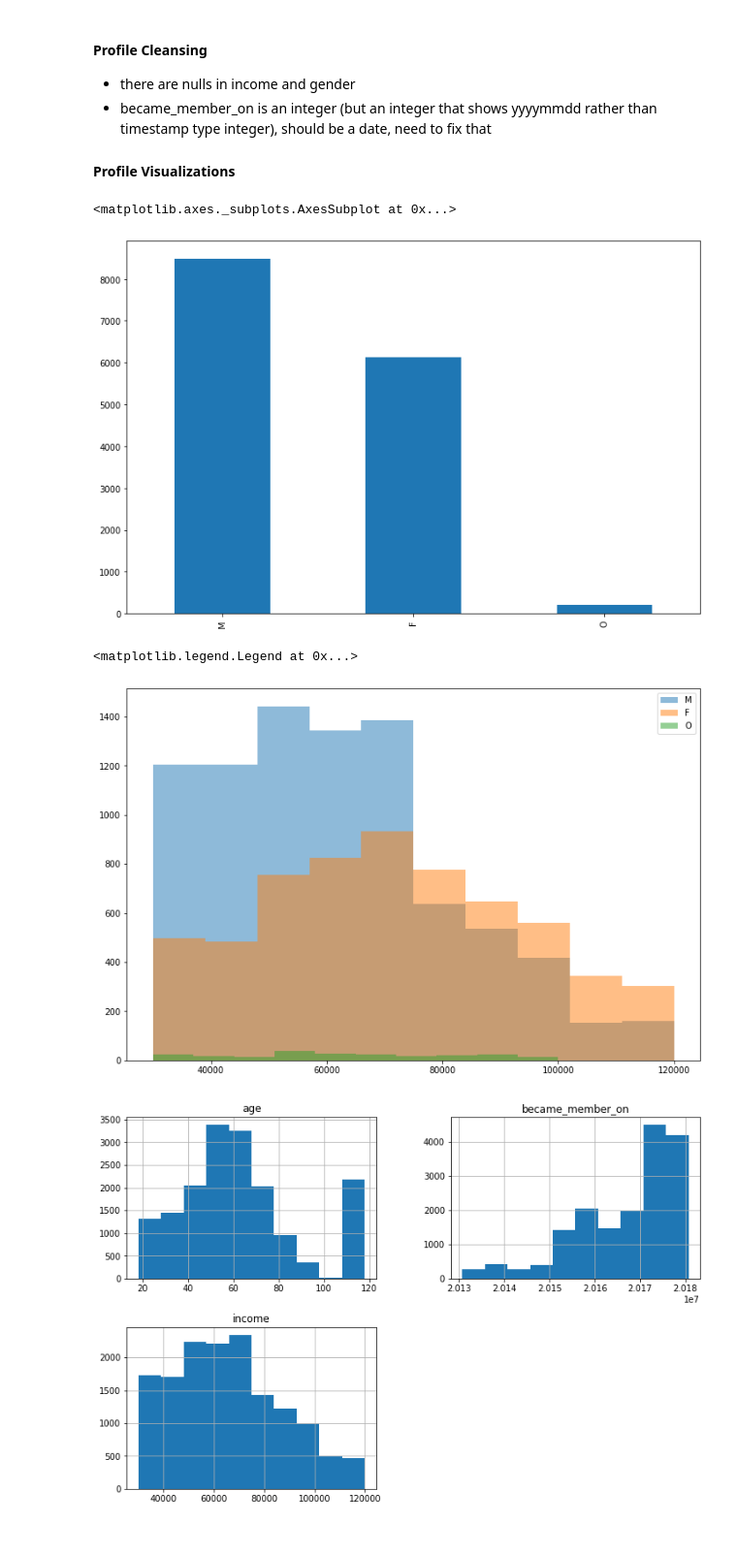
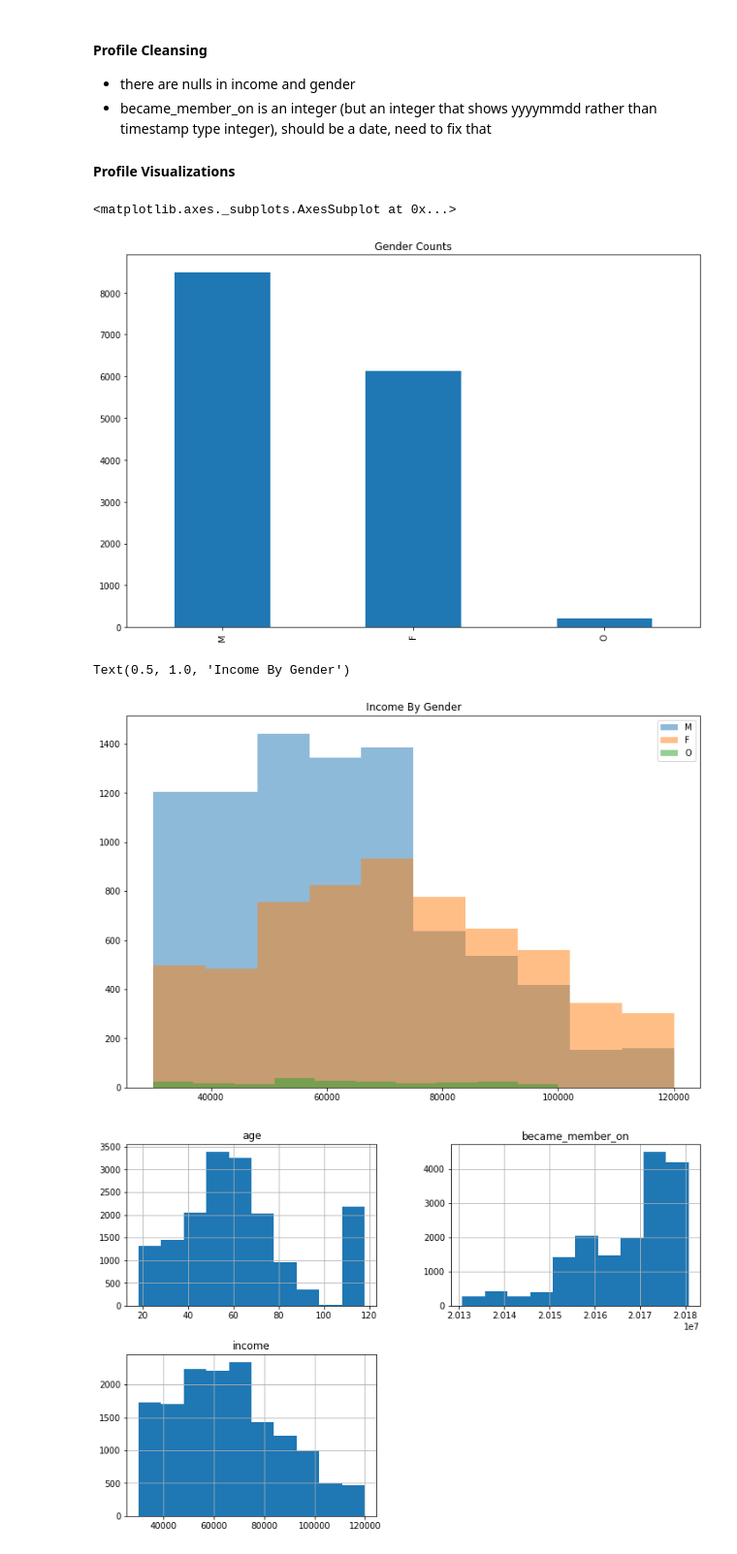
Before and after one commit to cherrde/Starbucks_capstone, a Jupyter notebook: Starbucks_Capstone_notebook.ipynb, the cells around one changed output. Shown: that part at 97% size. Drawn from its saved outputs; the diff is of its cells as text; code cells hidden in the pictures.

```diff
--- a/Starbucks_Capstone_notebook.ipynb
+++ b/Starbucks_Capstone_notebook.ipynb
@@ -179,22 +179,23 @@ memory usage: 664.1+ KB
 # %%
 # Let's look at the distribution of gender
 
-profile.gender.value_counts().plot(kind='bar', figsize=(12,8))
+profile.gender.value_counts().plot(kind='bar', figsize=(12,8), title='Gender Counts')
 # %% [output]
 <matplotlib.axes._subplots.AxesSubplot at 0x...>
-[figure, old version]
+[figure, new version]
 # %%
 # How about income by gender
 
 f, ax = plt.subplots(1, figsize=(12,8))
 
 ax.hist(profile[profile.gender == 'M']['income'], alpha=0.5, label='M')
 ax.hist(profile[profile.gender == 'F']['income'], alpha=0.5, label='F')
 ax.hist(profile[profile.gender == 'O']['income'], alpha=0.5, label='O')
 ax.legend()
+plt.title('Income By Gender')
 # %% [output]
-<matplotlib.legend.Legend at 0x...>
+Text(0.5, 1.0, 'Income By Gender')
-[figure, old version]
+[figure, new version]
 # %%
 # Let's look at some of the other values (note 118 for age means no age submitted, so it's a not-null-null type situation)
 
```
Also changed, not shown: parts of 12 cells of this notebook, 1 other file.
